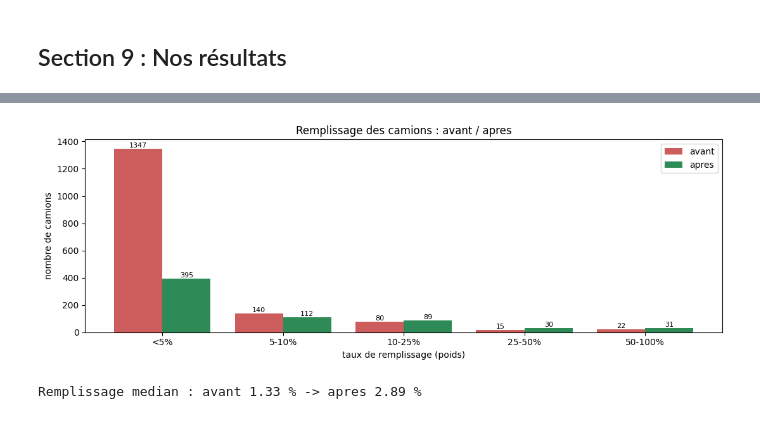
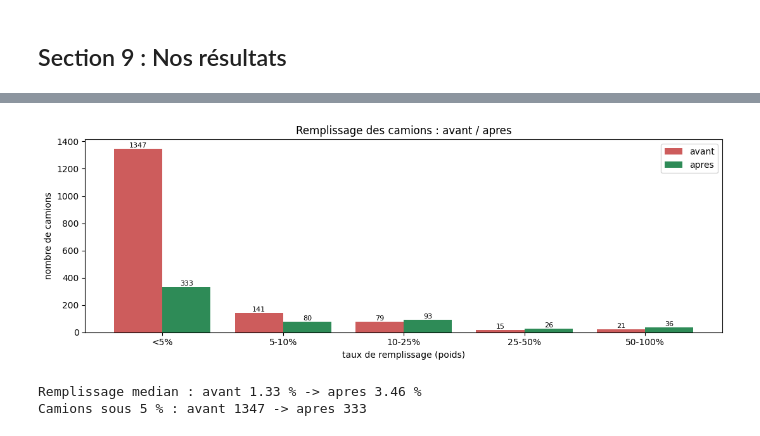
Before and after one commit to FlorentinBIAOU/Projet-IA, a Jupyter notebook: notebooks/milestone3.ipynb, the cells around one changed output, grey strips where cells are left out. Drawn from its saved outputs; the diff is of its cells as text; code cells hidden in the pictures.

```diff
--- a/notebooks/milestone3.ipynb
+++ b/notebooks/milestone3.ipynb
@@ -810,0 +745,12 @@ coût recalculé colle au coût annoncé. Notre résultat est fiable.
+# %%
+CANDIDATS = evaluer_tous(idx_tous)                 # reglages par defaut : H19 + H21
+meilleur = {cle: min(v, key=lambda r: r["cout"]) for cle, v in CANDIDATS.items() if v}
+cout_etape1 = sum(b["cout"] for b in meilleur.values())
+sans_profil = sum(len(v) == 0 for v in CANDIDATS.values())
+print("ETAPE 1 (H19 + H21, profils elargis)")
+print("  cout total   :", round(cout_etape1, 2), "EUR")
+print("  economie vs baseline H20 :", round(baseline_H20 - cout_etape1, 2), "EUR (",
+      round((baseline_H20 - cout_etape1) / baseline_H20 * 100, 1), "% )")
+print("  camions      :", sum(b["camions"] for b in meilleur.values()))
+print("  livraisons   :", sum(b["livraisons"] for b in meilleur.values()))
+print("  couples sans profil possible :", sans_profil)
@@ -838,32 +1195,32 @@ Objectif du milestone 2 (au moins 35 %) : ATTEINT
 # %%
-# Remplissage des camions, avant et apres.
-def remplissages(choix_contenu):
-    """Taux de remplissage (poids) de chaque camion d'une solution."""
-    return [poids / CAP_POIDS * 100 for r in choix_contenu.values() for _, cams in r["contenu"] for (poids, v, p) in cams]
+# Remplissage des camions (poids), avant et apres. Avant = baseline H20 (hors camion exceptionnel).
+remp_avant = []
+for (s, pl, dt), g in opt.groupby(["supplier_id", "plant", "date"]):
+    exc = (g["weight"].values > CAP_POIDS) | (g["volume"].values > CAP_VOLUME)
+    nn = g[~exc]
+    if len(nn):
+        remp_avant += [w / CAP_POIDS * 100 for w in charger_camions_vieux(nn["weight"].values, nn["volume"].values)]
+remp_apres = [g["poids"].sum() / CAP_POIDS * 100
+              for cid, g in contenu_camions[~contenu_camions["envoi_exceptionnel"]].groupby("camion_id")]
 
-remp_avant = [poids / CAP_POIDS * 100 for (s, pl, dt), g in opt.groupby(["supplier_id", "plant", "date"])
-              for (poids, v, p) in charger_camions(g["weight"].values, g["volume"].values)]
-remp_apres = remplissages(SOLUTION)
-
-bornes = [0, 5, 10, 25, 50, 100.0001]
-libelles = ["<5%", "5-10%", "10-25%", "25-50%", "50-100%"]
+bornes = [0, 5, 10, 25, 50, 100.0001]; libelles = ["<5%", "5-10%", "10-25%", "25-50%", "50-100%"]
 ca = pd.cut(remp_avant, bins=bornes, labels=libelles, include_lowest=True).value_counts().reindex(libelles)
 cb = pd.cut(remp_apres, bins=bornes, labels=libelles, include_lowest=True).value_counts().reindex(libelles)
 x = np.arange(len(libelles))
 fig, ax = plt.subplots(figsize=(11, 4))
 ax.bar(x - 0.2, ca.values, width=0.4, label="avant", color="indianred")
 ax.bar(x + 0.2, cb.values, width=0.4, label="apres", color="seagreen")
-ax.set_title("Remplissage des camions : avant / apres")
-ax.set_xlabel("taux de remplissage (poids)"); ax.set_ylabel("nombre de camions")
-ax.set_xticks(x); ax.set_xticklabels(libelles); ax.legend()
+ax.set_title("Remplissage des camions : avant / apres"); ax.set_xlabel("taux de remplissage (poids)")
+ax.set_ylabel("nombre de camions"); ax.set_xticks(x); ax.set_xticklabels(libelles); ax.legend()
 for i, v in enumerate(ca.values): ax.text(i - 0.2, v, str(int(v)), ha="center", va="bottom", fontsize=8)
 for i, v in enumerate(cb.values): ax.text(i + 0.2, v, str(int(v)), ha="center", va="bottom", fontsize=8)
-plt.tight_layout()
-plt.show()
+plt.tight_layout(); plt.show()
 print("Remplissage median : avant", round(np.median(remp_avant), 2), "% -> apres", round(np.median(remp_apres), 2), "%")
+print("Camions sous 5 % : avant", sum(1 for r in remp_avant if r < 5), "-> apres", sum(1 for r in remp_apres if r < 5))
 # %% [output]
-[figure, old version]
+[figure, new version]
-Remplissage median : avant 1.33 % -> apres 2.89 %
+Remplissage median : avant 1.33 % -> apres 3.46 %
+Camions sous 5 % : avant 1347 -> apres 333
 # %%
 # Profils choisis, par rythme, en distinguant PDF et profils elargis.
 def rythme(p):
```
Also changed, not shown: parts of 95 cells of this notebook, 3 other files.
